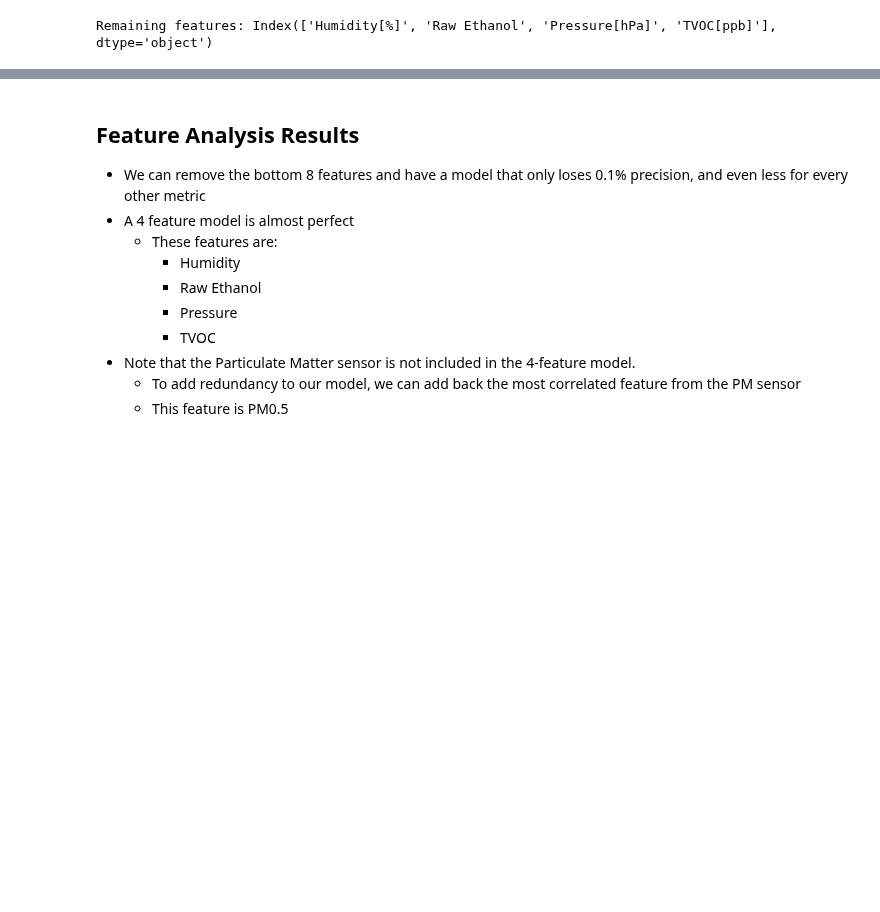
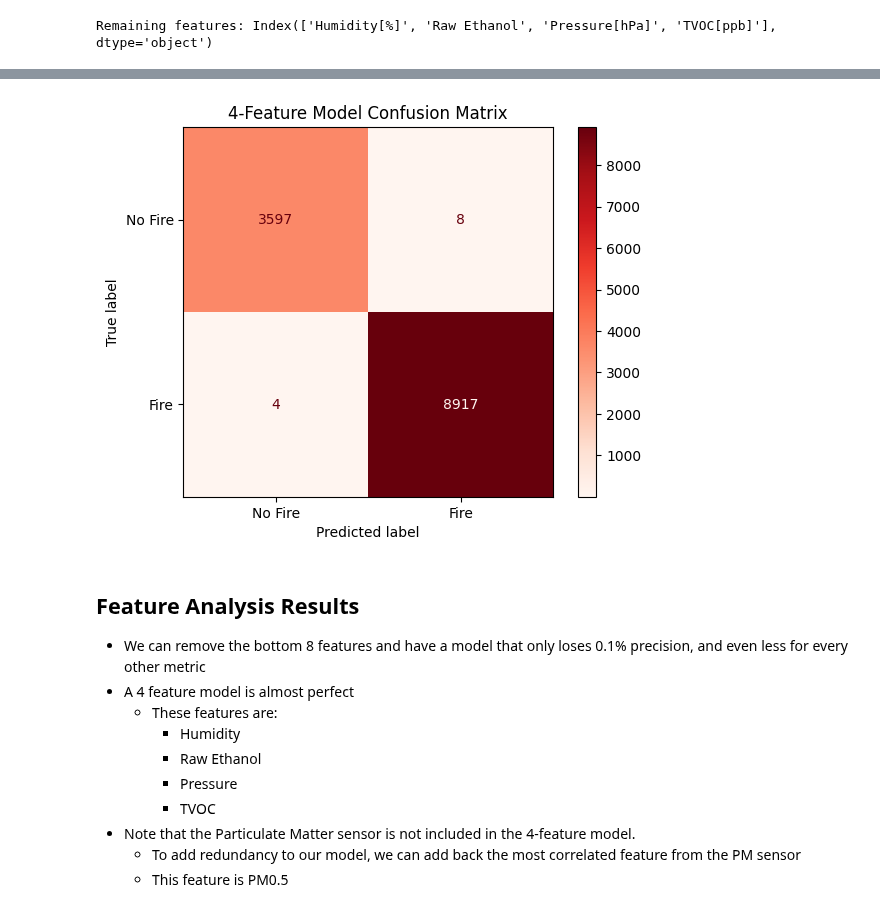
Before and after one commit to jaskinkabir/Intro_ML_Project, a Jupyter notebook: Proj.ipynb, the cells around one changed output, grey strips where cells are left out. Saved outputs shown, nothing was run; the diff lists cells and outputs as text; code cells hidden in the pictures; blank space fills up the shorter version.

```diff
--- a/Proj.ipynb
+++ b/Proj.ipynb
@@ -167,3 +172,7 @@ f1: -0.0224158693270324 %
+# %%
+dropped_model.plot_confusion_matrix("4-Feature Model Confusion Matrix")
+# %% [output]
+[figure, added]
 # %% [markdown]
 ## Feature Analysis Results
 - We can remove the bottom 8 features and have a model that only loses 0.1% precision, and even less for every other metric
```
Also changed, not shown: parts of 12 cells of this notebook, 1 other file.
